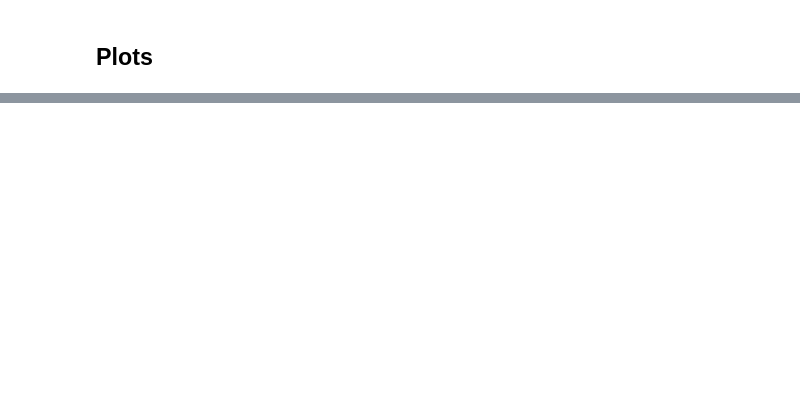
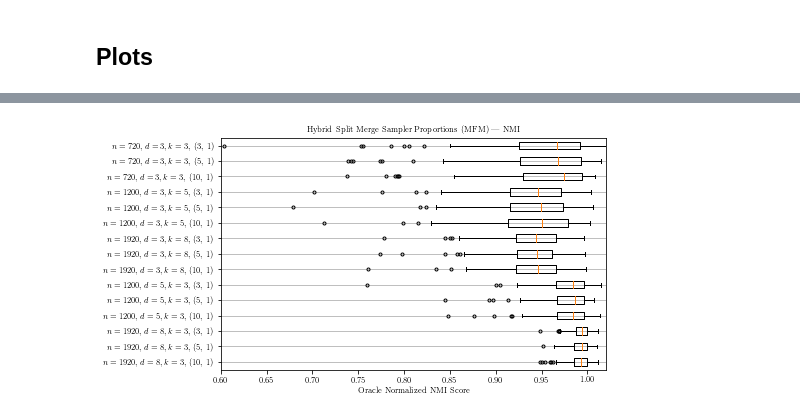
Before and after one commit to thetianshuhuang/bmcc_sim, a Jupyter notebook: explore.ipynb, the cells around one changed output, grey strips where cells are left out. Saved outputs shown, nothing was run; the diff lists cells and outputs as text; code cells hidden in the pictures; blank space fills up the shorter version.

```diff
--- a/explore.ipynb
+++ b/explore.ipynb
@@ -310,0 +441,34 @@ for idx, f in enumerate(figs):
+# %%
+SM_SCHEMES = {
+    "mfm_hybrid_3": "(3, 1)",
+    "mfm_hybrid": "(5, 1)",
+    "mfm_hybrid_10": "(10, 1)",
+}
+
+def boxplots_hybrid(fig, ax, key):
+    ax.yaxis.grid()
+
+    data = []
+    labels = []
+    for d, k in [(3, 3), (3, 5), (3, 8), (5, 3), (8, 3)]:
+        data += [
+            oracle_ratio(method=m, key=key, d=d, k=k, p=d * k * 80)
+            for m in SM_SCHEMES]
+        labels += [
+            r"$n={}, d={}, k={},$ {}".format(d * k * 80, d, k, desc)
+            for _, desc in SM_SCHEMES.items()]
+
+    data.reverse()
+    labels.reverse()
+
+    ax.boxplot(data, 0, '.', vert=False)
+    ax.set_yticklabels(labels)
+
+fig, ax = plt.subplots(1, 1)
+boxplots_hybrid(fig, ax, 'nmi')
+ax.set_title('Hybrid Split Merge Sampler Proportions (MFM) | NMI')
+ax.set_xlabel('Oracle Normalized NMI Score')
+ax.set_xlim(0.6, 1.02)
+fig.savefig('effect_hybrid.pdf', bbox_inches='tight')
+# %% [output]
+[figure, added]
```
Also changed, not shown: parts of 18 cells of this notebook, 1 other file.
